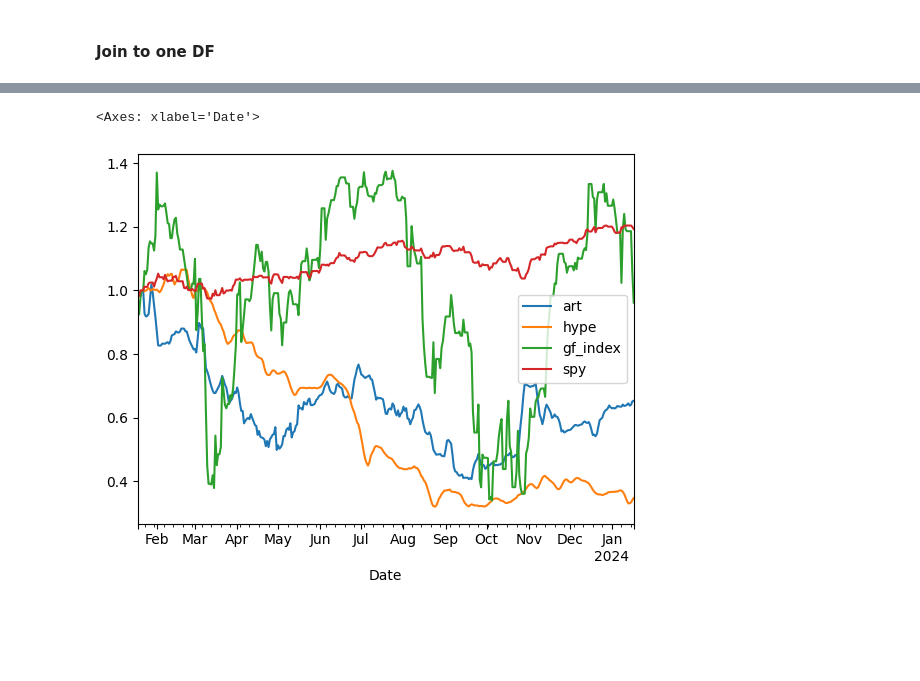
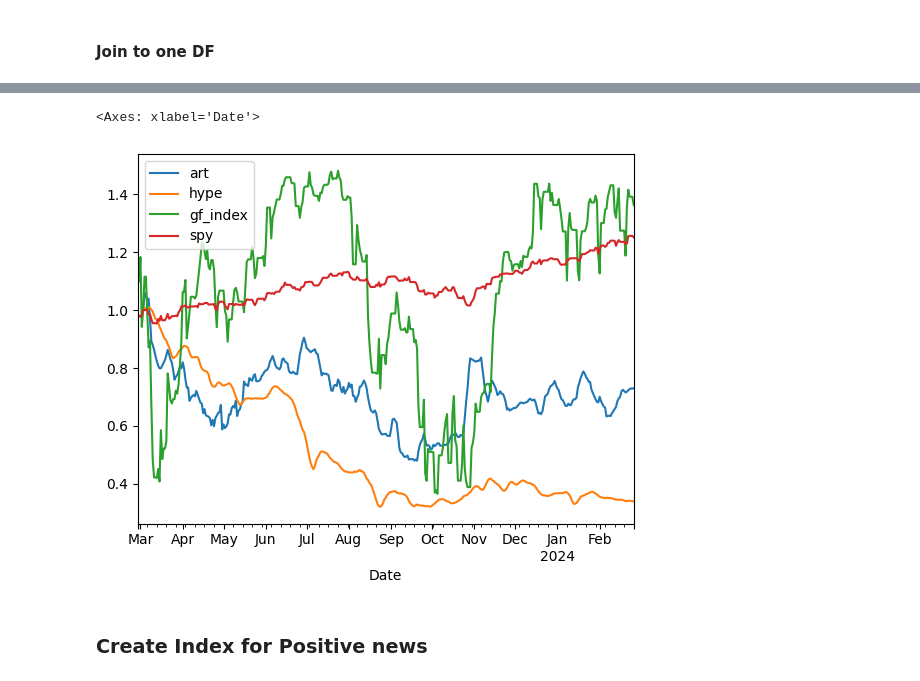
Before and after one commit to simzim96/svar-causal, a Jupyter notebook: data/data_transformation.ipynb, the cells around one changed output, grey strips where cells are left out. Saved outputs shown, nothing was run; the diff lists cells and outputs as text; code cells hidden in the pictures; blank space fills up the shorter version.

```diff
--- a/data/data_transformation.ipynb
+++ b/data/data_transformation.ipynb
@@ -127,13 +129,13 @@ all_time_series.plot()
 # %%
 # normalize all time series
 all_time_series_norm = all_time_series.copy()
-all_time_series_norm['art'] = all_time_series_norm['art'] / all_time_series_norm['art'].loc['2023-01-22']
-all_time_series_norm['hype'] = all_time_series_norm['hype'] / all_time_series_norm['hype'].loc['2023-01-22']
-all_time_series_norm['gf_index'] = all_time_series_norm['gf_index'] / all_time_series_norm['gf_index'].loc['2023-01-22']
-all_time_series_norm['spy'] = all_time_series_norm['spy'] / all_time_series_norm['spy'].loc['2023-01-22']
+all_time_series_norm['art'] = all_time_series_norm['art'] / all_time_series_norm['art'].loc['2023-03-03']
+all_time_series_norm['hype'] = all_time_series_norm['hype'] / all_time_series_norm['hype'].loc['2023-03-03']
+all_time_series_norm['gf_index'] = all_time_series_norm['gf_index'] / all_time_series_norm['gf_index'].loc['2023-03-03']
+all_time_series_norm['spy'] = all_time_series_norm['spy'] / all_time_series_norm['spy'].loc['2023-03-03']
 all_time_series_norm.plot()
 # %% [output]
 <Axes: xlabel='Date'>
-[figure, old version]
+[figure, new version]
 # %%
 # save data
@@ -141 +143,3 @@ all_time_series_norm.to_csv('./transformed_data/all_time_series_norm.csv')
 all_time_series.to_csv('./transformed_data/all_time_series.csv')
+# %% [markdown]
+### Create Index for Positive news
```
Also changed, not shown: parts of 10 cells of this notebook, 3 other files.
